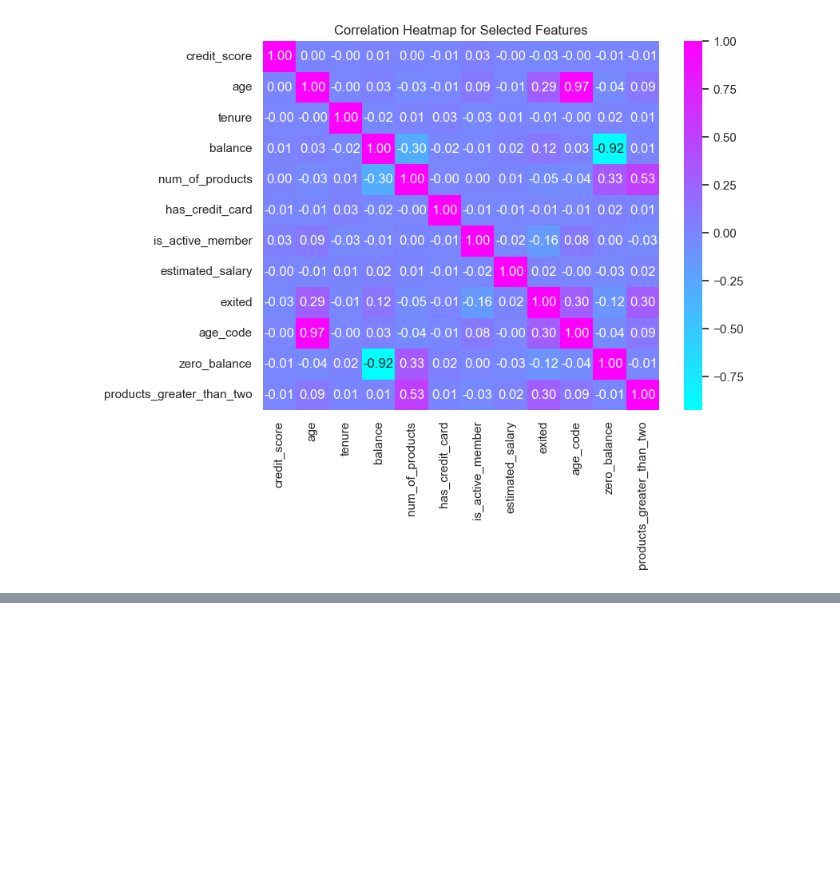
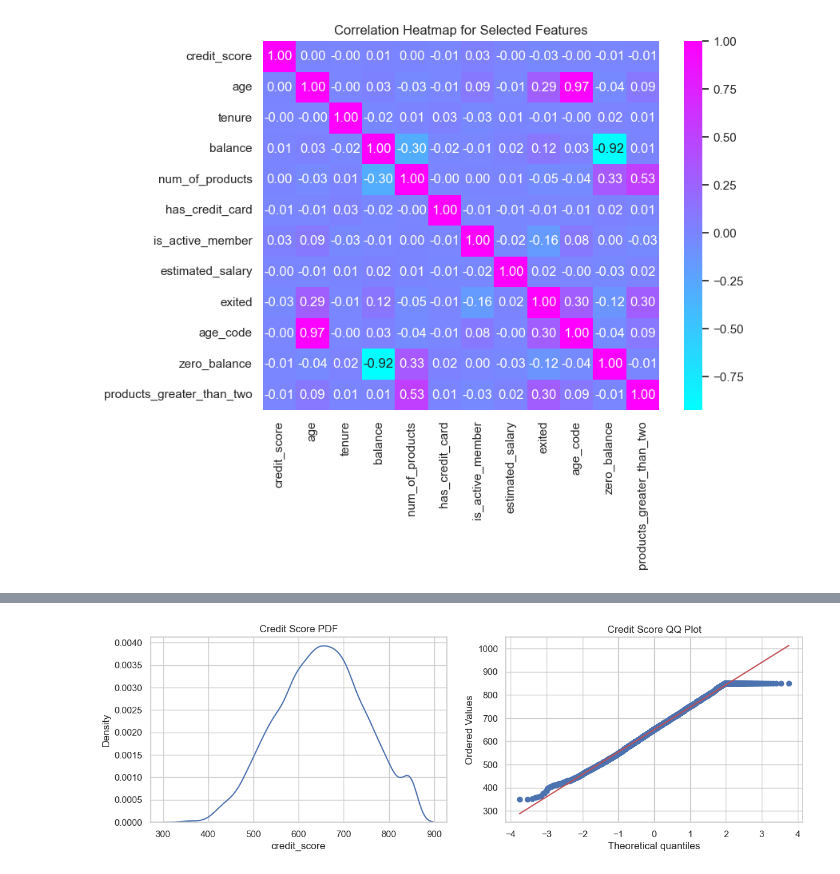
Before and after one commit to azamKhattak24/Customer_Churn_Prediction, a Jupyter notebook: notebooks/customerChurnPrediction.ipynb, the cells around one changed output, grey strips where cells are left out. Saved outputs shown, nothing was run; the diff lists cells and outputs as text; code cells hidden in the pictures; blank space fills up the shorter version.

```diff
--- a/notebooks/customerChurnPrediction.ipynb
+++ b/notebooks/customerChurnPrediction.ipynb
@@ -1051,0 +1093,13 @@ plt.show()
+# %%
+plt.figure(figsize=(14,4))
+plt.subplot(121)
+sns.kdeplot(customers_train['credit_score'])
+plt.title('Credit Score PDF')
+
+plt.subplot(122)
+stats.probplot(customers_train['credit_score'], dist="norm", plot=plt)
+plt.title('Credit Score QQ Plot')
+
+plt.show()
+# %% [output]
+[figure, added]
```
Also changed, not shown: parts of 6 cells of this notebook.
